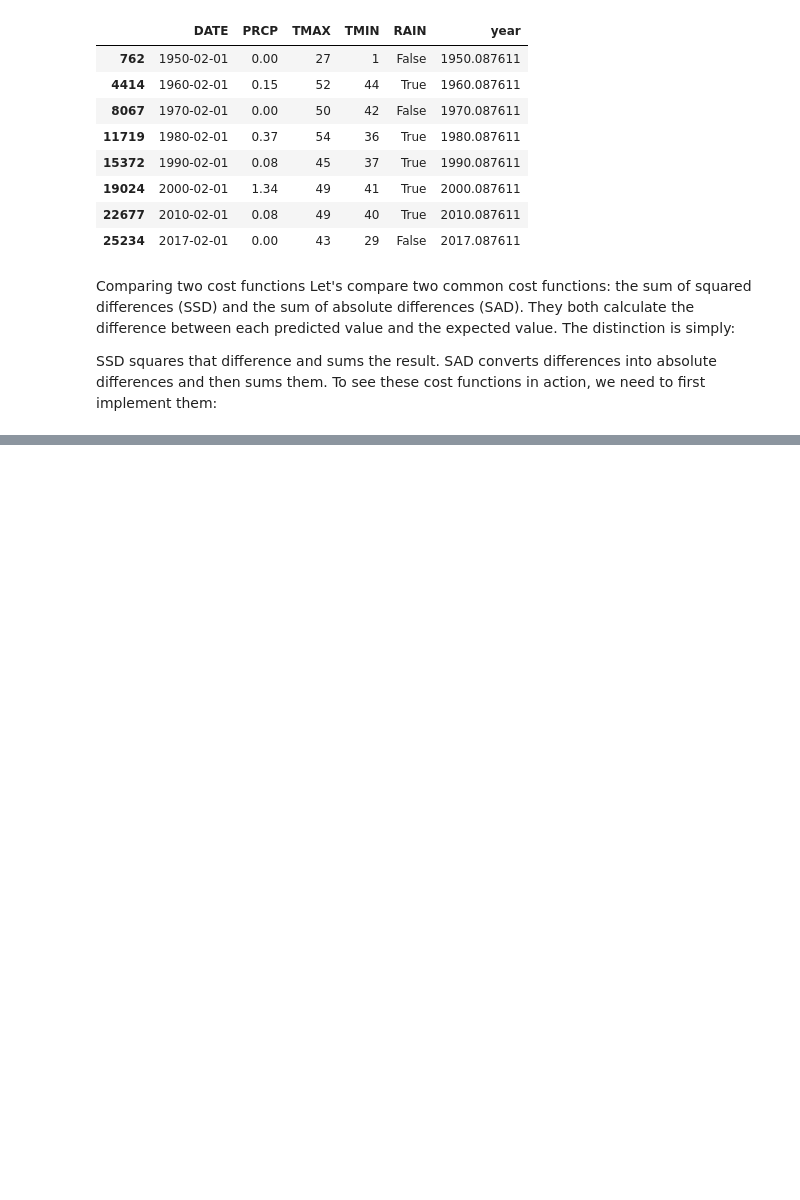
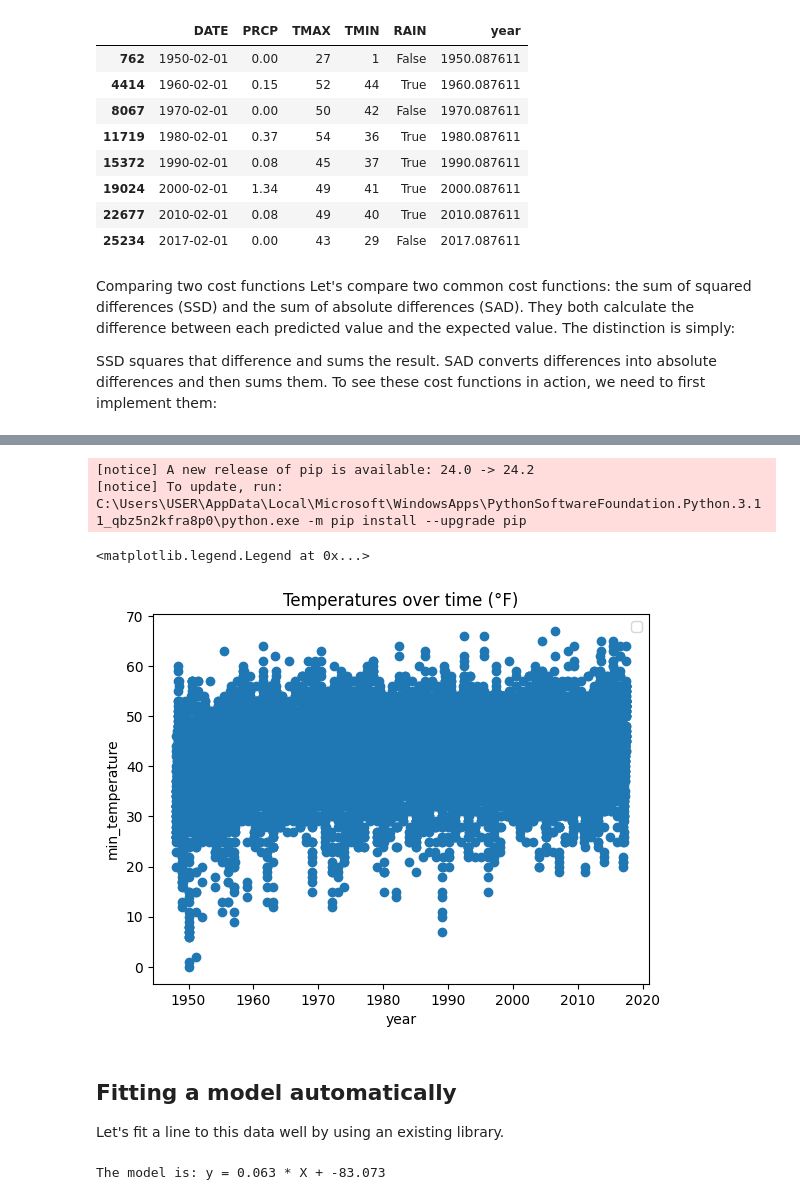
Before and after one commit to walethewave/Flexisaf-Gen-AI-DS-Internship, a Jupyter notebook: Flexisaf.ipynb, the cells around one changed output, grey strips where cells are left out. Drawn from its saved outputs; the diff is of its cells as text; code cells hidden in the pictures; blank space fills up the shorter version.

```diff
--- a/Flexisaf.ipynb
+++ b/Flexisaf.ipynb
@@ -1156,0 +1478,31 @@ def sum_of_absolute_differences(estimate, actual):
+# %%
+from datetime import datetime
+import pandas
+from mpl_toolkits import mplot3d
+import matplotlib.pyplot as plt
+
+!pip install statsmodels
+
+# Load a file that contains weather data for Seattle
+data = pandas.read_csv('seattleWeather_1948-2017.csv', parse_dates=['DATE'])
+
+# Remove all dates after July 1 because we have to to plant onions before summer begins
+data = data[[d.month < 7 for d in data.DATE]].copy()
+
+
+# Convert the dates into numbers so we can use them in our models
+# We make a year column that can contain fractions. For example,
+# 1948.5 is halfway through the year 1948
+data["year"] = [(d.year + d.timetuple().tm_yday / 365.25) for d in data.DATE]
+# data["year"]: Creates a new column where each date is converted to a fractional year. For example, July 1, 1948, would be represented as 1948.5.
+# Let's take a quick look at our data
+plt.scatter(data["year"], data["TMIN"])
+# plt.scatter(data["year"], data["TMIN"]): Creates a scatter plot of the years versus minimum temperatures. data["TMIN"] contains the minimum temperature values for each date.
+# add labels and legend
+plt.xlabel("year")
+plt.ylabel("min_temperature")
+plt.title("Temperatures over time (°F)")
+plt.legend()
+
+# This script downloads a dataset containing Seattle weather data, processes it to include only dates before July 1 and converts the date into a fractional year format. It then creates a scatter plot to visualize the minimum temperatures over time.
+# %% [output]
@@ -1156,0 +1519,23 @@ def sum_of_absolute_differences(estimate, actual):
+[notice] A new release of pip is available: 24.0 -> 24.2
+[notice] To update, run: C:\Users\USER\AppData\Local\Microsoft\WindowsApps\PythonSoftwareFoundation.Python.3.11_qbz5n2kfra8p0\python.exe -m pip install --upgrade pip
+<matplotlib.legend.Legend at 0x...>
+[figure, added]
+# %% [markdown]
+## Fitting a model automatically
+
+Let's fit a line to this data well by using an existing library.
+# %%
+import statsmodels.formula.api as smf
+
+# Perform linear regression to fit a line to our data
+# NB OLS uses the sum or mean of squared differences as a cost function,
+# which we're familiar with from our last exercise
+model = smf.ols(formula = "TMIN ~ year", data = data).fit()
+
+# Print the model
+intercept = model.params[0]
+slope = model.params[1]
+
+print(f"The model is: y = {slope:0.3f} * X + {intercept:0.3f}")
+# %% [output]
+The model is: y = 0.063 * X + -83.073
```
Also changed, not shown: parts of 16 cells of this notebook.
